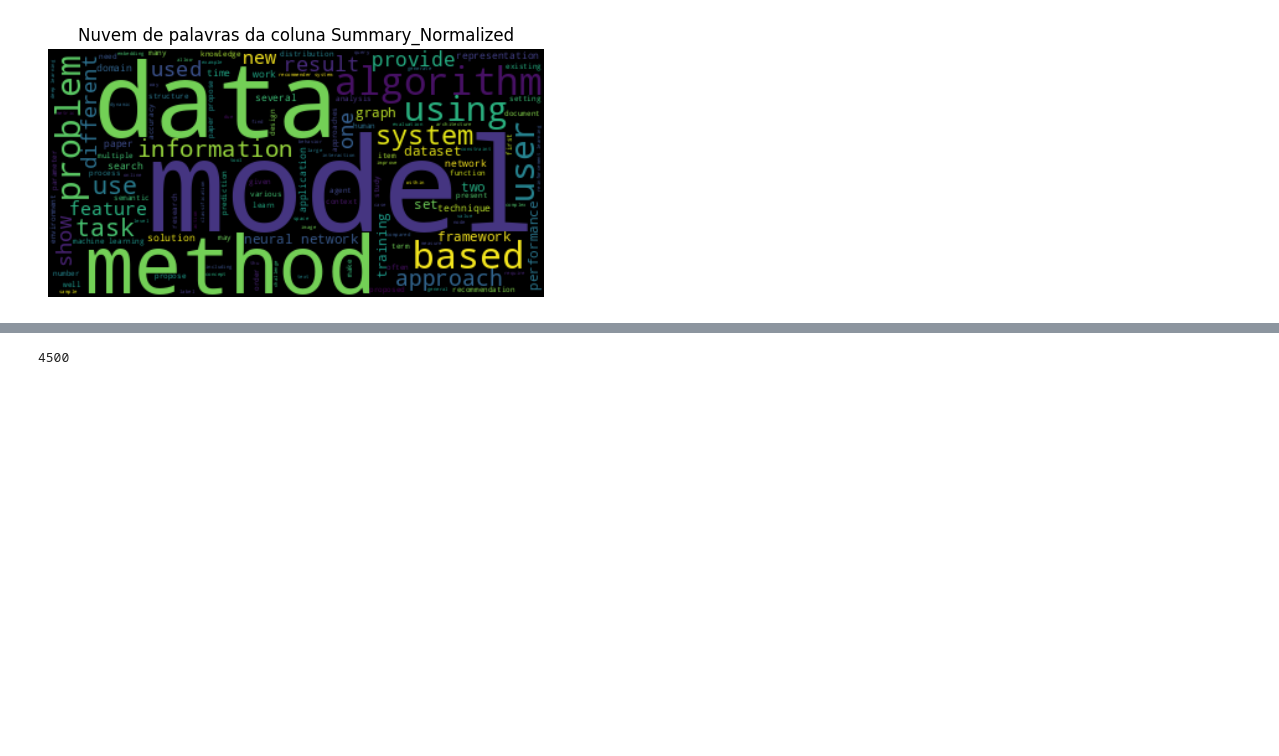
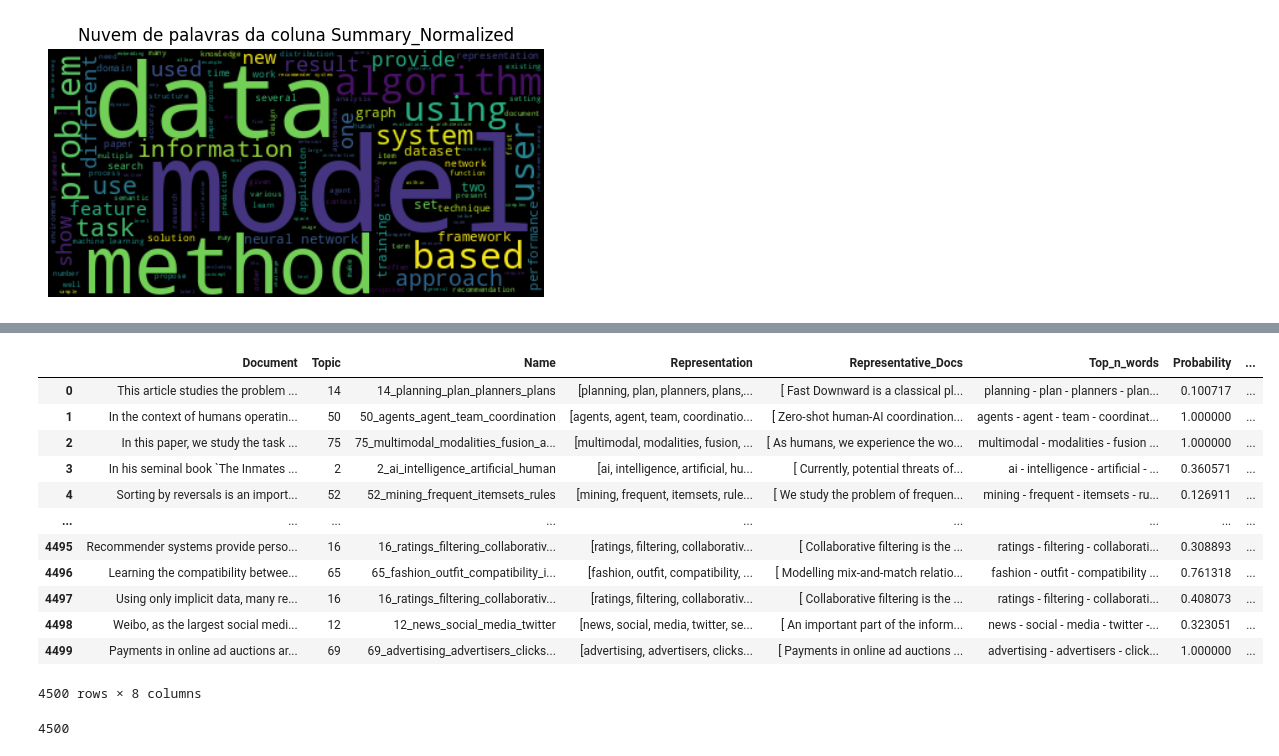
Before and after one commit to FelipeValencio/APS, a Jupyter notebook: APS.ipynb, the cells around one changed output, grey strips where cells are left out. Drawn from its saved outputs; the diff is of its cells as text; code cells hidden in the pictures; blank space fills up the shorter version.

```diff
--- a/APS.ipynb
+++ b/APS.ipynb
@@ -149,3 +218,19 @@ topic_model.get_topic_info()
+# %%
+topic_model.get_document_info(df_todos['Summary'])
+# %% [output]
+|  | Document | Topic | Name | Representation | Representative_Docs | Top_n_words | Probability | ... |
+| 0 | This article studies the problem ... | 14 | 14_planning_plan_planners_plans | [planning, plan, planners, plans,... | [ Fast Downward is a classical pl... | planning - plan - planners - plan... | 0.100717 | ... |
+| 1 | In the context of humans operatin... | 50 | 50_agents_agent_team_coordination | [agents, agent, team, coordinatio... | [ Zero-shot human-AI coordination... | agents - agent - team - coordinat... | 1.000000 | ... |
+| 2 | In this paper, we study the task ... | 75 | 75_multimodal_modalities_fusion_a... | [multimodal, modalities, fusion, ... | [ As humans, we experience the wo... | multimodal - modalities - fusion ... | 1.000000 | ... |
+| 3 | In his seminal book `The Inmates ... | 2 | 2_ai_intelligence_artificial_human | [ai, intelligence, artificial, hu... | [ Currently, potential threats of... | ai - intelligence - artificial - ... | 0.360571 | ... |
+| 4 | Sorting by reversals is an import... | 52 | 52_mining_frequent_itemsets_rules | [mining, frequent, itemsets, rule... | [ We study the problem of frequen... | mining - frequent - itemsets - ru... | 0.126911 | ... |
+| ... | ... | ... | ... | ... | ... | ... | ... | ... |
+| 4495 | Recommender systems provide perso... | 16 | 16_ratings_filtering_collaborativ... | [ratings, filtering, collaborativ... | [ Collaborative filtering is the ... | ratings - filtering - collaborati... | 0.308893 | ... |
+| 4496 | Learning the compatibility betwee... | 65 | 65_fashion_outfit_compatibility_i... | [fashion, outfit, compatibility, ... | [ Modelling mix-and-match relatio... | fashion - outfit - compatibility ... | 0.761318 | ... |
+| 4497 | Using only implicit data, many re... | 16 | 16_ratings_filtering_collaborativ... | [ratings, filtering, collaborativ... | [ Collaborative filtering is the ... | ratings - filtering - collaborati... | 0.408073 | ... |
+| 4498 | Weibo, as the largest social medi... | 12 | 12_news_social_media_twitter | [news, social, media, twitter, se... | [ An important part of the inform... | news - social - media - twitter -... | 0.323051 | ... |
+| 4499 | Payments in online ad auctions ar... | 69 | 69_advertising_advertisers_clicks... | [advertising, advertisers, clicks... | [ Payments in online ad auctions ... | advertising - advertisers - click... | 1.000000 | ... |
+4500 rows × 8 columns
 # %%
 df_result = topic_model.get_topic_info()
 df_result['Count'].sum()
```
Also changed, not shown: parts of 16 cells of this notebook.
